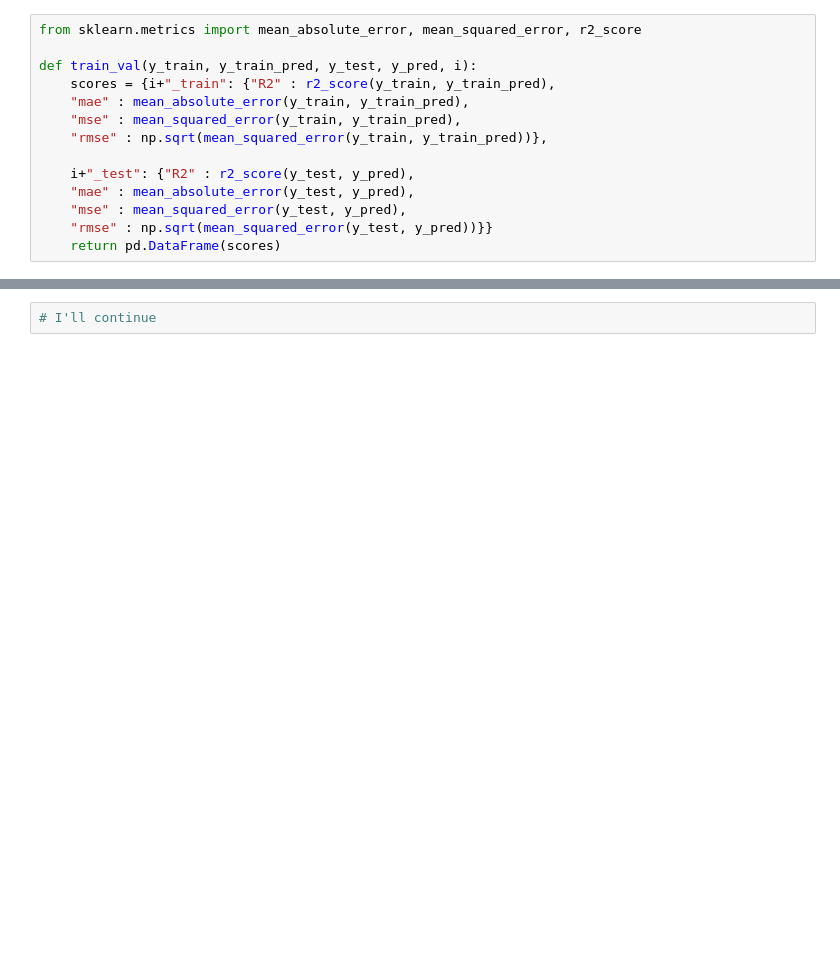
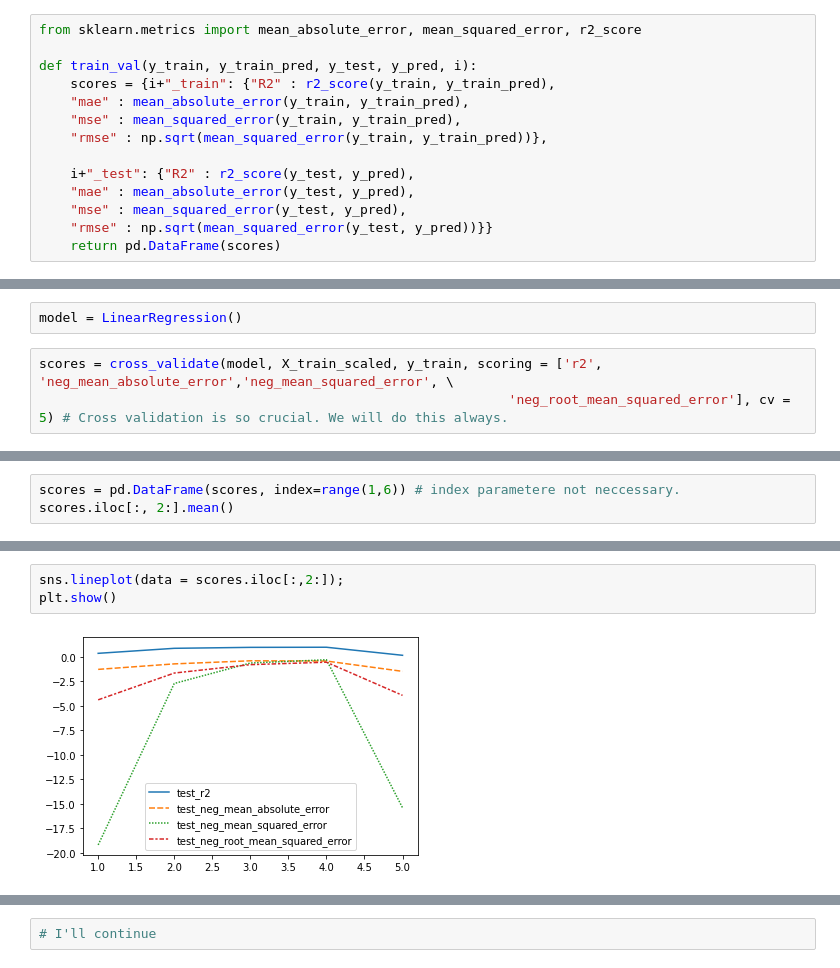
Before and after one commit to EmincanY/Machine-Learning, a Jupyter notebook: Techpro Education/Supervised/Regularization/ML_Regularization-Ridge-Lasso-ElasticNet-Cross Validation-Gridsearch.ipynb, the cells around one changed output, grey strips where cells are left out. Saved outputs shown, nothing was run; the diff lists cells and outputs as text; blank space fills up the shorter version.

```diff
--- a/Techpro Education/Supervised/Regularization/ML_Regularization-Ridge-Lasso-ElasticNet-Cross Validation-Gridsearch.ipynb
+++ b/Techpro Education/Supervised/Regularization/ML_Regularization-Ridge-Lasso-ElasticNet-Cross Validation-Gridsearch.ipynb
@@ -140,0 +182,5 @@ train_val(y_train , y_train_pred , y_test , y_pred , "linear") # r2 %99 in train
+# %%
+model = LinearRegression()
+# %%
+scores = cross_validate(model, X_train_scaled, y_train, scoring = ['r2', 'neg_mean_absolute_error','neg_mean_squared_error', \
+                                                            'neg_root_mean_squared_error'], cv = 5) # Cross validation is so crucial. We will do this always.
@@ -140,0 +200,3 @@ train_val(y_train , y_train_pred , y_test , y_pred , "linear") # r2 %99 in train
+# %%
+scores = pd.DataFrame(scores, index=range(1,6)) # index parametere not neccessary.
+scores.iloc[:, 2:].mean()
@@ -140,0 +217,5 @@ train_val(y_train , y_train_pred , y_test , y_pred , "linear") # r2 %99 in train
+# %%
+sns.lineplot(data = scores.iloc[:,2:]);
+plt.show()
+# %% [output]
+[figure, added]
```
Also changed, not shown: parts of 25 cells of this notebook, 10 other files.
